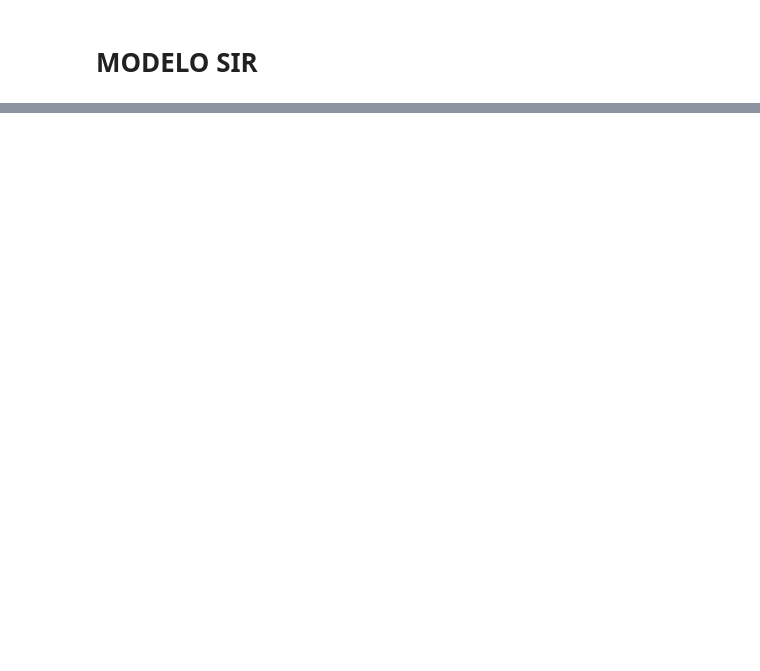
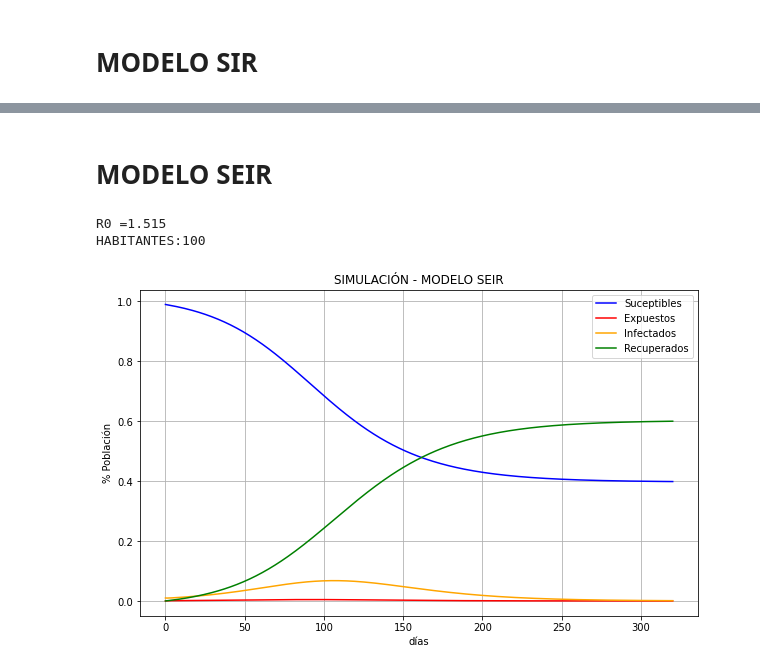
Before and after one commit to pepedp/Otros, a Jupyter notebook: Covid19.ipynb, the cells around one changed output, grey strips where cells are left out. Drawn from its saved outputs; the diff is of its cells as text; code cells hidden in the pictures; blank space fills up the shorter version.

```diff
--- a/Covid19.ipynb
+++ b/Covid19.ipynb
@@ -389,0 +456,40 @@ POBLACION EXPUESTA:9,600,000
+# %% [markdown]
+# **MODELO SEIR**
+# %%
+#@title
+Poblacion =  100#@param {type:"number"}
+beta =  0.1#@param {type:"number"}
+gamma =  0.066#@param {type:"number"}
+epsilon =  1#@param {type:"number"}
+tiempo2 = 320 #@param {type:"slider", min:50, max:1000, step:1}
+modelo_completo = True #@param {type:"boolean"}
+N=Poblacion
+
+#VALORES INICIALES
+I0,R0,E0 = 1,0,0
+S0 = N - I0 - R0 - E0
+Ro = (beta)/(gamma)
+B,mu=0,0.02
+print('R0 ={:.3f} \nHABITANTES:{:,.0f}'.format(Ro,N) )
+
+
+#GRAFICA
+plt.figure(figsize=[10,6])
+
+if (modelo_completo):
+  t = np.linspace(0,tiempo2 ,tiempo2)
+  sol_ecuaciones = scipy.integrate.odeint(Modelo_SEIR, [S0, E0, I0, R0], t, args=(N,beta,gamma,epsilon,mu,B) )
+  plt.ylabel("% Población")
+  plt.plot(t, sol_ecuaciones[:, 0]/N, label="Suceptibles", color="Blue")
+  plt.plot(t, sol_ecuaciones[:, 1]/N, label="Expuestos", color="Red")
+  plt.plot(t, sol_ecuaciones[:, 2]/N, label="Infectados", color="Orange")
+  plt.plot(t, sol_ecuaciones[:, 3]/N, label="Recuperados", color="Green")
+plt.title("SIMULACIÓN - MODELO SEIR")
+plt.xlabel("días")
+plt.grid()
+plt.legend()
+plt.show()
+# %% [output]
+R0 =1.515
+HABITANTES:100
+[figure, added]
```
Also changed, not shown: parts of 11 cells of this notebook.
